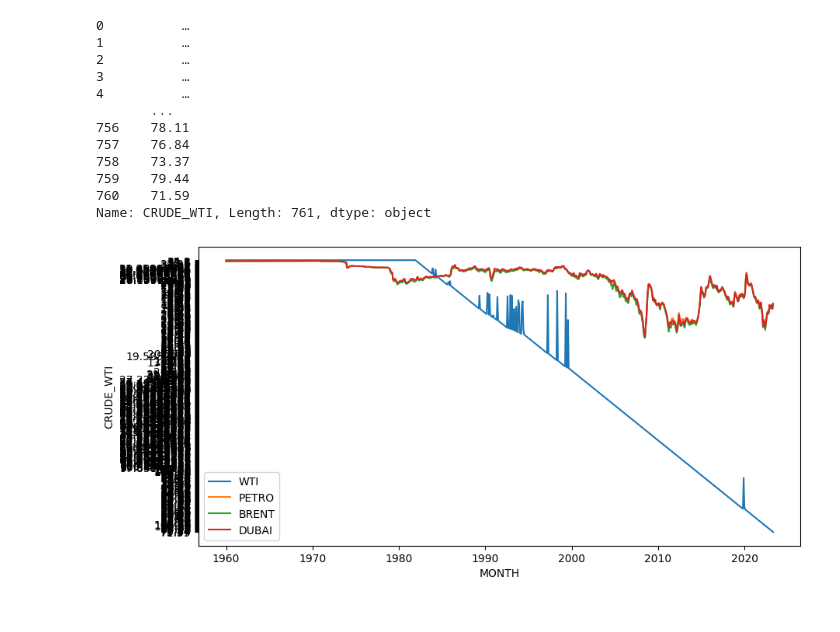
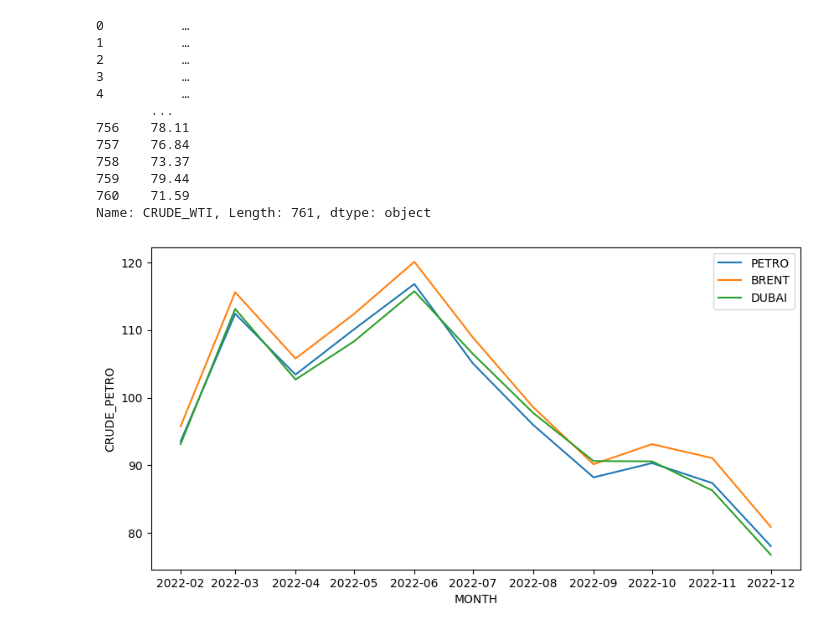
Before and after one commit to benbesthof/GoldenModel, a Jupyter notebook: COMSEDA.ipynb, the cells around one changed output. Cells and saved outputs as stored; diff of their text form; code cells hidden in the pictures.

```diff
--- a/COMSEDA.ipynb
+++ b/COMSEDA.ipynb
@@ -57,0 +71,9 @@ df.head()
+# %%
+def to_float(df):
+    for i in list(df.columns):
+        if i != 'MONTH':
+            df[i] = df[i].astype(float)
+        return df
+
+df = to_float(df)
+df.head()
@@ -137,17 +168,17 @@ Name: CRUDE_WTI, Length: 761, dtype: object
 # %%
 plt.figure(figsize=(10,5))
 limited_time = df[df['MONTH'] > '01-01-2022']
-df_sorted_wti = limited_time[limited_time['MONTH'] < '01-01-2023'].sort_values(by='CRUDE_WTI')
-df_sorted_petro = limited_time[limited_time['MONTH'] >= '01-01-2023'].sort_values(by='CRUDE_PETRO')
-df_sorted_brent = limited_time[limited_time['MONTH'] >= '01-01-2023'].sort_values(by='CRUDE_BRENT')
-
-sns.lineplot(data = df_sorted, x = 'MONTH', y = 'CRUDE_WTI', label = 'WTI')
-sns.lineplot(data = df_sorted, x = 'MONTH', y = 'CRUDE_PETRO', label = 'PETRO')
-sns.lineplot(data = df_sorted, x = 'MONTH', y = 'CRUDE_BRENT', label = 'BRENT')
-sns.lineplot(data = df_sorted, x = 'MONTH', y = 'CRUDE_DUBAI', label = 'DUBAI')
+#df_sorted_wti = limited_time[limited_time['MONTH'] < '01-01-2023'].sort_values(by='CRUDE_WTI')
+df_sorted_petro = limited_time[limited_time['MONTH'] < '01-01-2023'].sort_values(by='CRUDE_PETRO')
+df_sorted_brent = limited_time[limited_time['MONTH'] < '01-01-2023'].sort_values(by='CRUDE_BRENT')
+df_sorted_dubai = limited_time[limited_time['MONTH'] < '01-01-2023'].sort_values(by='CRUDE_DUBAI')
+#sns.lineplot(data = df_sorted_wti, x = 'MONTH', y = 'CRUDE_WTI', label = 'WTI')
+sns.lineplot(data = df_sorted_petro, x = 'MONTH', y = 'CRUDE_PETRO', label = 'PETRO')
+sns.lineplot(data = df_sorted_brent, x = 'MONTH', y = 'CRUDE_BRENT', label = 'BRENT')
+sns.lineplot(data = df_sorted_dubai, x = 'MONTH', y = 'CRUDE_DUBAI', label = 'DUBAI')
 plt.show()
 # %% [output]
-[figure, old version]
+[figure, new version]
 # %%
 df1 = df.copy()
 df1.drop('MONTH', axis = 1, inplace = True)
```
Also changed, not shown: parts of 6 cells of this notebook.
